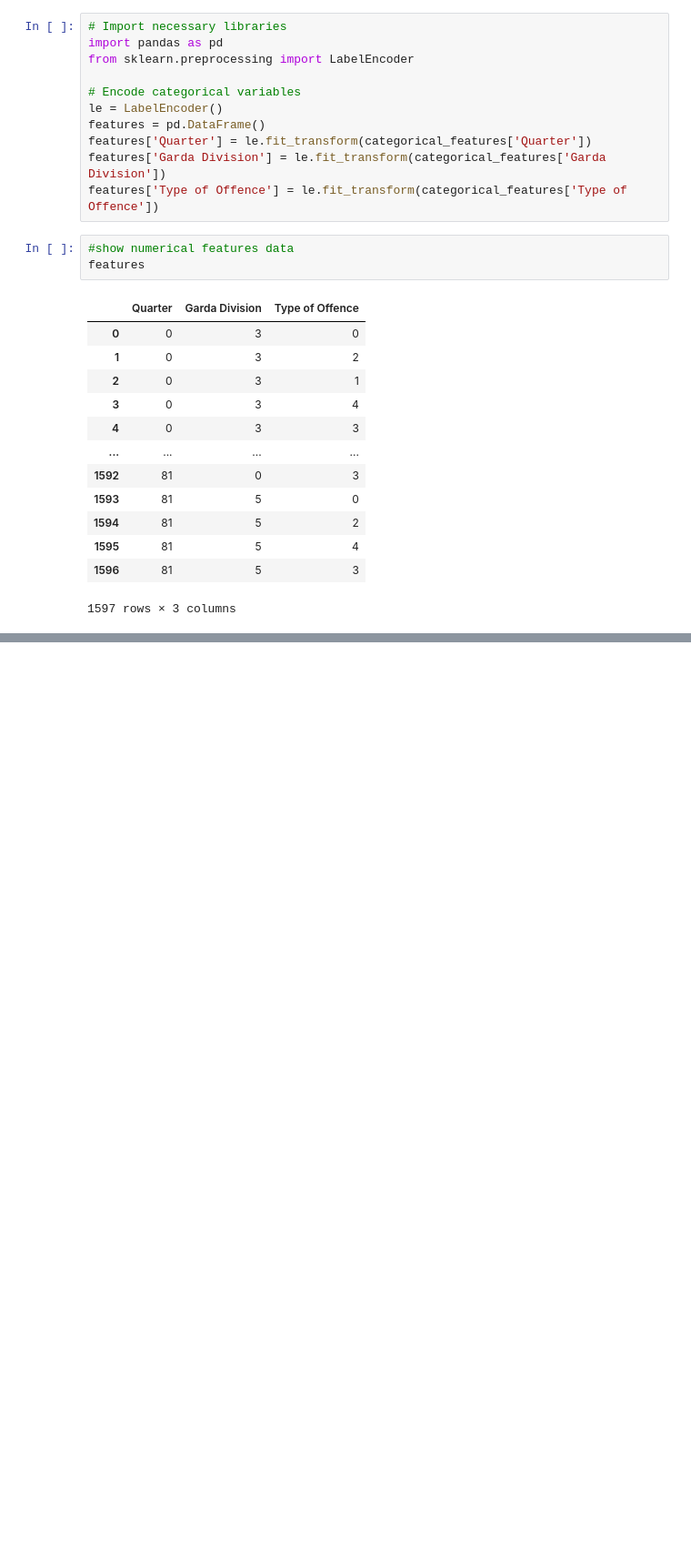
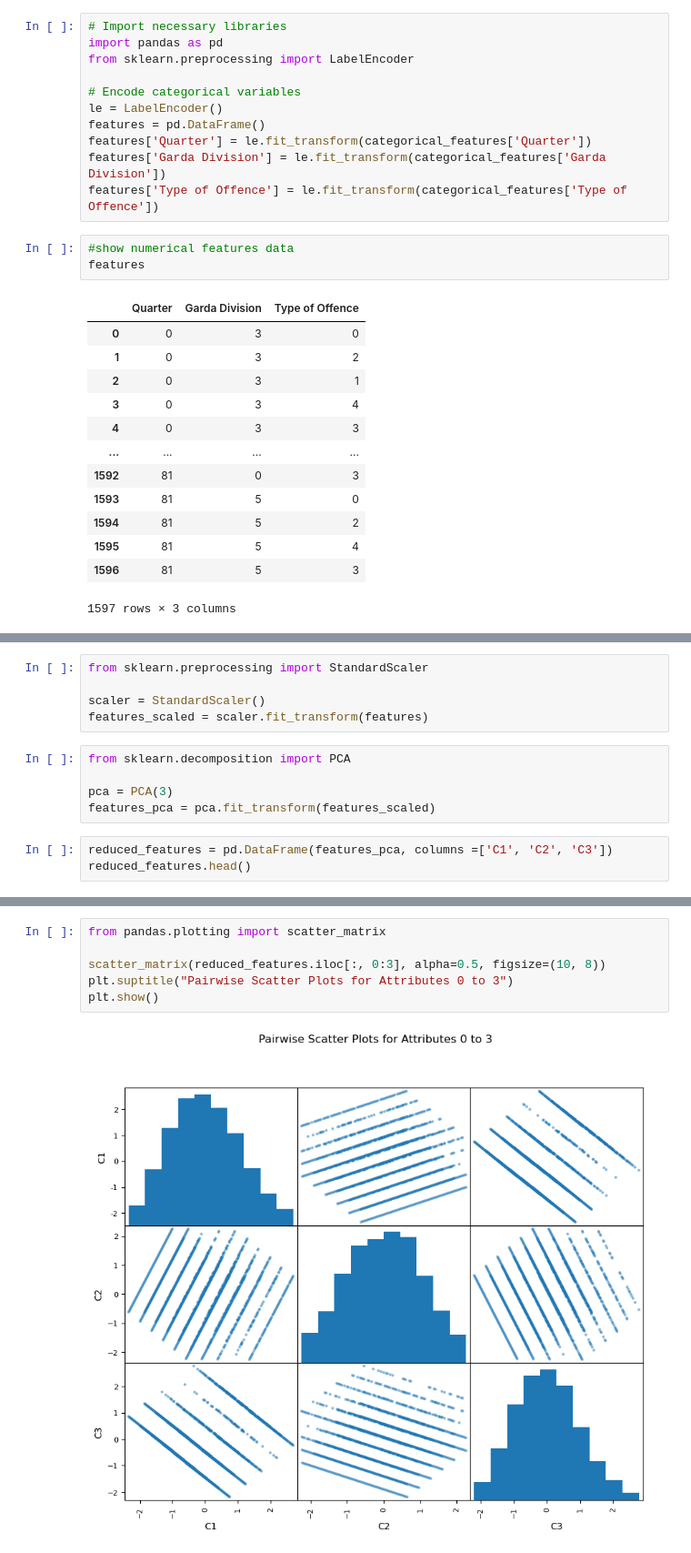
Before and after one commit to richardags-cct-college-dublin/HDIP_ML_CA1_FT, a Jupyter notebook: HDIP_ML_CA1_FT.ipynb, the cells around one changed output, grey strips where cells are left out. Shown at 91% size. Cells and saved outputs as stored; diff of their text form; blank space fills up the shorter version.

```diff
--- a/HDIP_ML_CA1_FT.ipynb
+++ b/HDIP_ML_CA1_FT.ipynb
@@ -343,0 +366,13 @@ features
+# %%
+from sklearn.preprocessing import StandardScaler
+
+scaler = StandardScaler()
+features_scaled = scaler.fit_transform(features)
+# %%
+from sklearn.decomposition import PCA
+
+pca = PCA(3)
+features_pca = pca.fit_transform(features_scaled)
+# %%
+reduced_features = pd.DataFrame(features_pca, columns =['C1', 'C2', 'C3'])
+reduced_features.head()
@@ -343,0 +386,8 @@ features
+# %%
+from pandas.plotting import scatter_matrix
+
+scatter_matrix(reduced_features.iloc[:, 0:3], alpha=0.5, figsize=(10, 8))
+plt.suptitle("Pairwise Scatter Plots for Attributes 0 to 3")
+plt.show()
+# %% [output]
+[figure, added]
```
Also changed, not shown: parts of 5 cells of this notebook.
